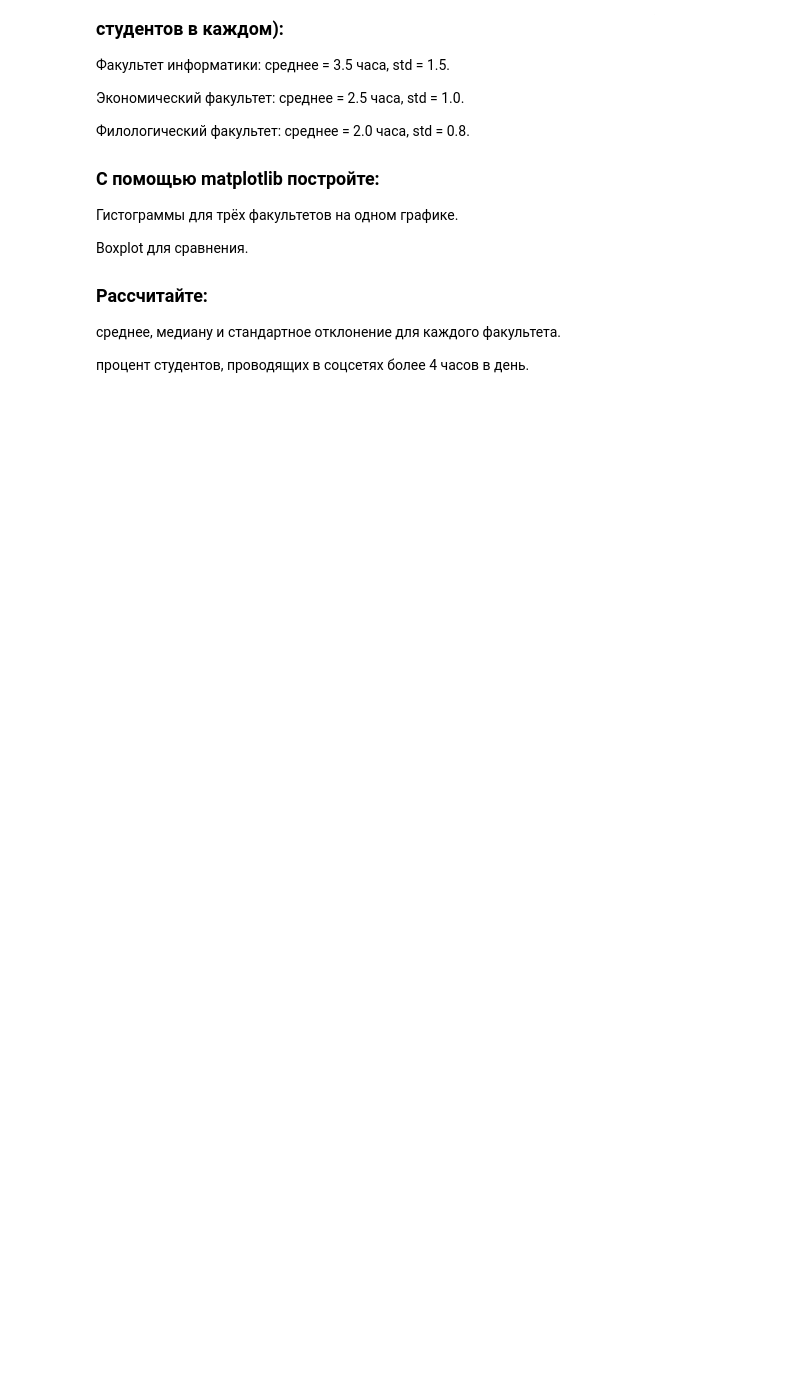
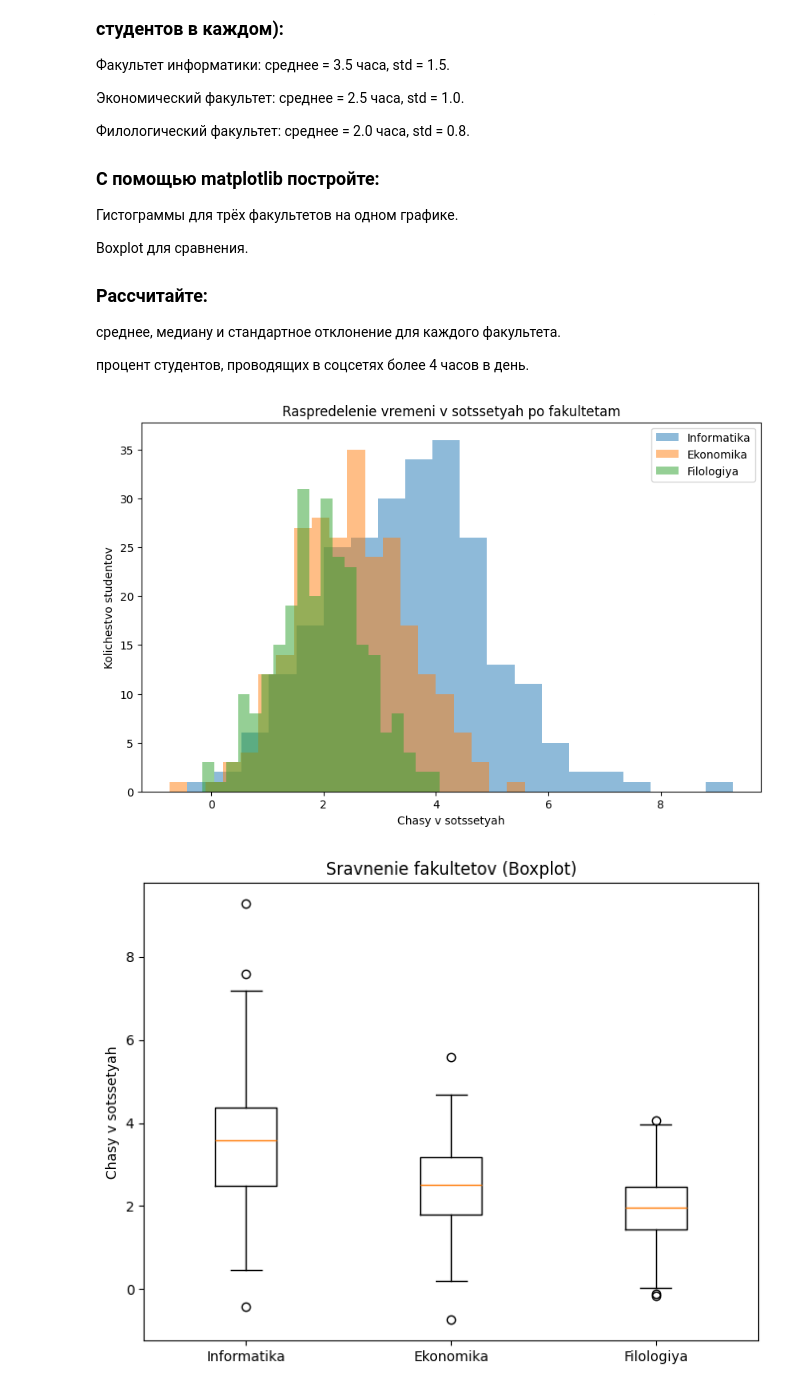
Before and after one commit to HyperionFos/python_task_1, a Jupyter notebook: task1.ipynb, the cells around one changed output. Cells and saved outputs as stored; diff of their text form; code cells hidden in the pictures; blank space fills up the shorter version.

```diff
--- a/task1.ipynb
+++ b/task1.ipynb
@@ -252,3 +252,54 @@ Boxplot для сравнения.
 среднее, медиану и стандартное отклонение для каждого факультета.
 
 процент студентов, проводящих в соцсетях более 4 часов в день.
+# %%
+import numpy as np
+import matplotlib.pyplot as plt
+
+# Генерация данных
+np.random.seed(42)  # фиксируем для воспроизводимости
+
+fakultet_informatiki = np.random.normal(3.5, 1.5, 250)
+ekonomicheskiy_fakultet = np.random.normal(2.5, 1.0, 250)
+filologicheskiy_fakultet = np.random.normal(2.0, 0.8, 250)
+
+# Построение гистограммы
+plt.figure(figsize=(10, 6))
+plt.hist(fakultet_informatiki, bins=20, alpha=0.5, label="Informatika")
+plt.hist(ekonomicheskiy_fakultet, bins=20, alpha=0.5, label="Ekonomika")
+plt.hist(filologicheskiy_fakultet, bins=20, alpha=0.5, label="Filologiya")
+plt.xlabel("Chasy v sotssetyah")
+plt.ylabel("Kolichestvo studentov")
+plt.title("Raspredelenie vremeni v sotssetyah po fakultetam")
+plt.legend()
+plt.show()
+
+# Построение boxplot
+plt.figure(figsize=(8, 6))
+plt.boxplot([fakultet_informatiki, ekonomicheskiy_fakultet, filologicheskiy_fakultet],
+            labels=["Informatika", "Ekonomika", "Filologiya"])
+plt.ylabel("Chasy v sotssetyah")
+plt.title("Sravnenie fakultetov")
+plt.show()
+
+# Статистика
+def calculate_stats(data):
+    mean = np.mean(data)
+    median = np.median(data)
+    std = np.std(data)
+    percent_above_4 = np.sum(data > 4) / len(data) * 100
+    return mean, median, std, percent_above_4
+
+for name, dataset in zip(
+    ["Informatika", "Ekonomika", "Filologiya"],
+    [fakultet_informatiki, ekonomicheskiy_fakultet, filologicheskiy_fakultet]
+):
+    mean, median, std, percent_above_4 = calculate_stats(dataset)
+    print(f"{name}:")
+    print(f"  Srednee = {mean:.2f}")
+    print(f"  Mediana = {median:.2f}")
+    print(f"  Std = {std:.2f}")
+    print(f"  % studentov > 4h = {percent_above_4:.2f}%\n")
+# %% [output]
+[figure, added]
+[figure, added]
```
Also changed, not shown: parts of 1 cell of this notebook.
